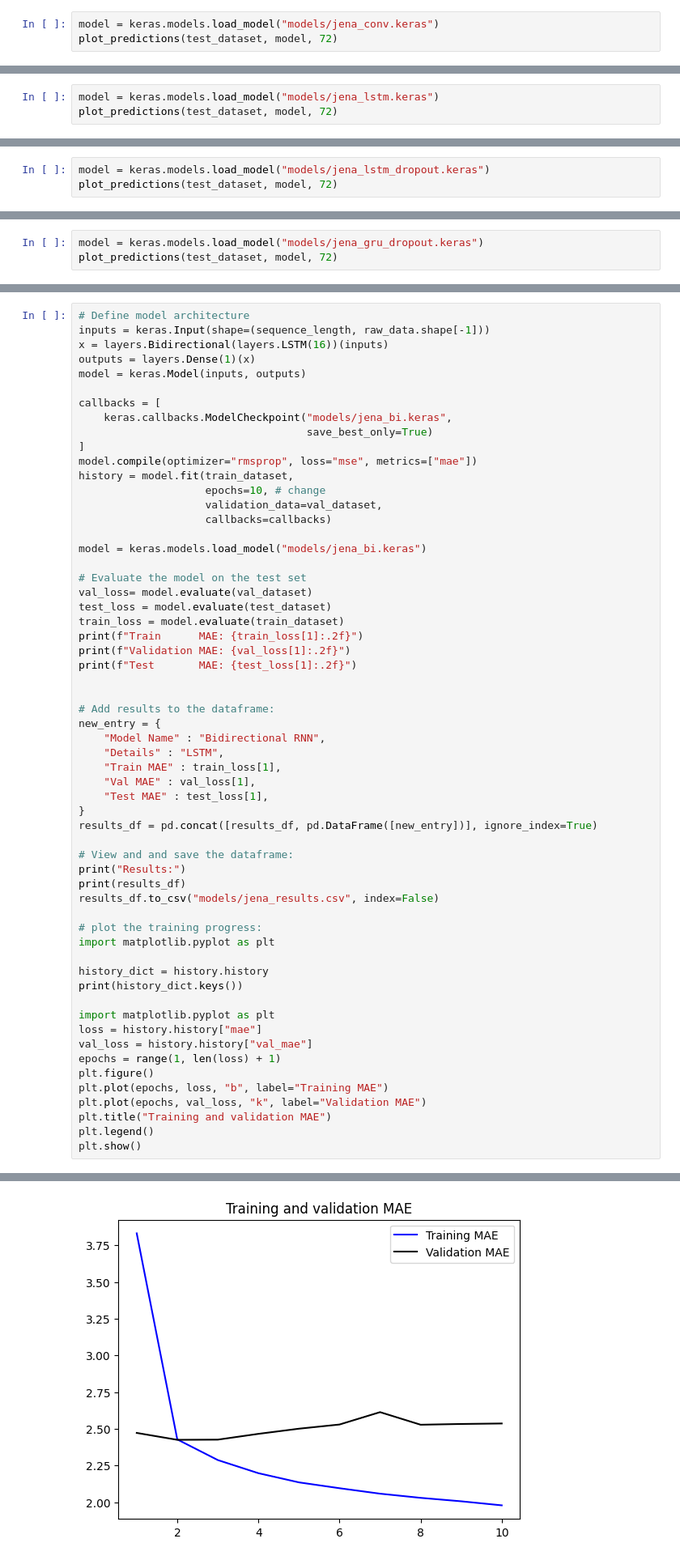
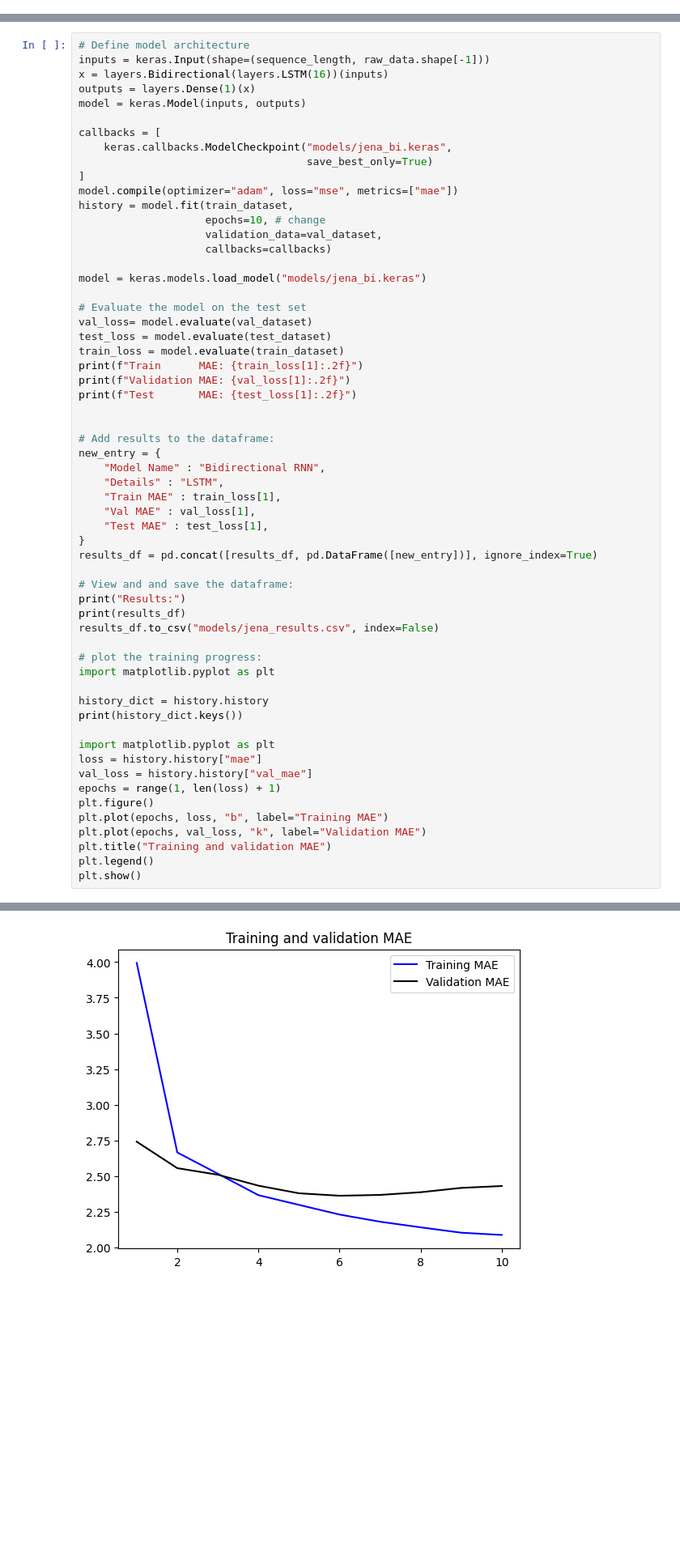
Before and after one commit to safeliquids/notebooks-for-NES2-2024, a Jupyter notebook: lecture_11/simple_time_series.ipynb, the cells around one changed output, grey strips where cells are left out. Shown at 81% size. Drawn from its saved outputs; the diff is of its cells as text; blank space fills up the shorter version.

```diff
--- a/lecture_11/simple_time_series.ipynb
+++ b/lecture_11/simple_time_series.ipynb
@@ -545,3 +551,0 @@ dict_keys(['loss', 'mae', 'val_loss', 'val_mae'])
-# %%
-model = keras.models.load_model("models/jena_conv.keras")
-plot_predictions(test_dataset, model, 72)
@@ -645,3 +652,0 @@ dict_keys(['loss', 'mae', 'val_loss', 'val_mae'])
-# %%
-model = keras.models.load_model("models/jena_lstm.keras")
-plot_predictions(test_dataset, model, 72)
@@ -751,3 +759,0 @@ dict_keys(['loss', 'mae', 'val_loss', 'val_mae'])
-# %%
-model = keras.models.load_model("models/jena_lstm_dropout.keras")
-plot_predictions(test_dataset, model, 72)
@@ -869,3 +879,0 @@ dict_keys(['loss', 'mae', 'val_loss', 'val_mae'])
-# %%
-model = keras.models.load_model("models/jena_gru_dropout.keras")
-plot_predictions(test_dataset, model, 72)
@@ -885,7 +897,7 @@ callbacks = [
     keras.callbacks.ModelCheckpoint("models/jena_bi.keras",
                                     save_best_only=True)
 ]
-model.compile(optimizer="rmsprop", loss="mse", metrics=["mae"])
+model.compile(optimizer="adam", loss="mse", metrics=["mae"])
 history = model.fit(train_dataset,
                     epochs=10, # change
                     validation_data=val_dataset,
@@ -953,2 +965,2 @@ Epoch 6/10
 dict_keys(['loss', 'mae', 'val_loss', 'val_mae'])
-[figure, old version]
+[figure, new version]
```
Also changed, not shown: parts of 23 cells of this notebook.
